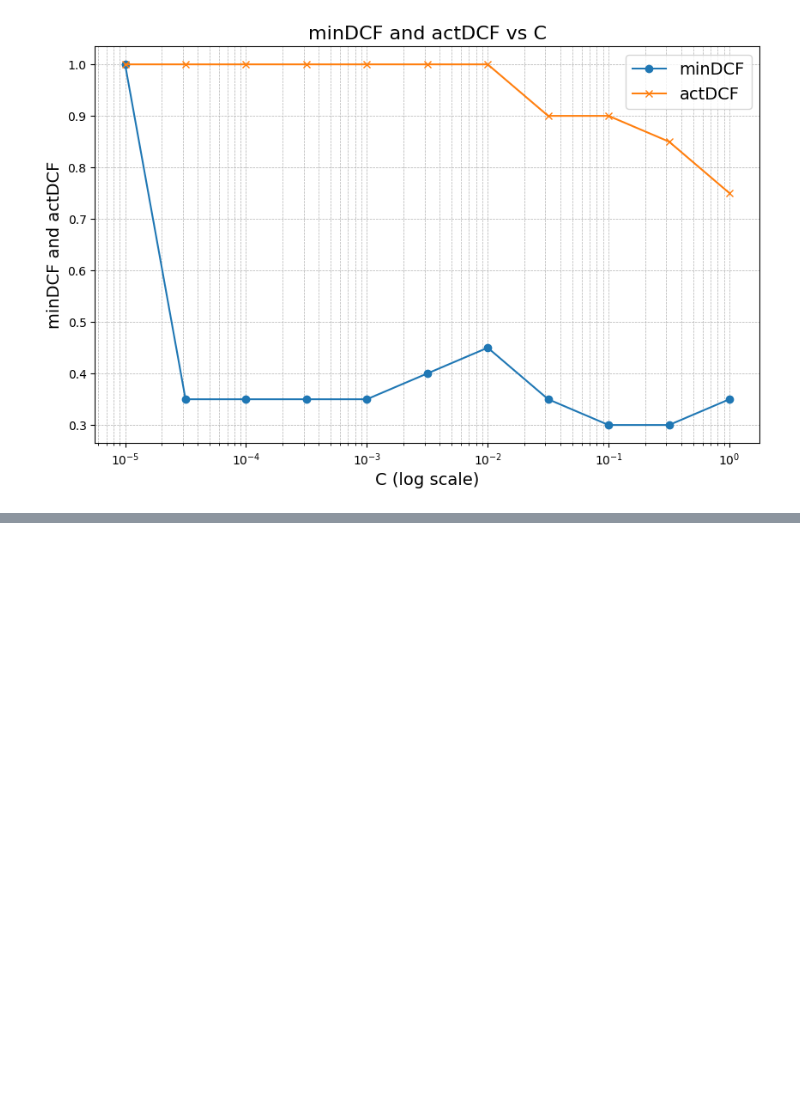
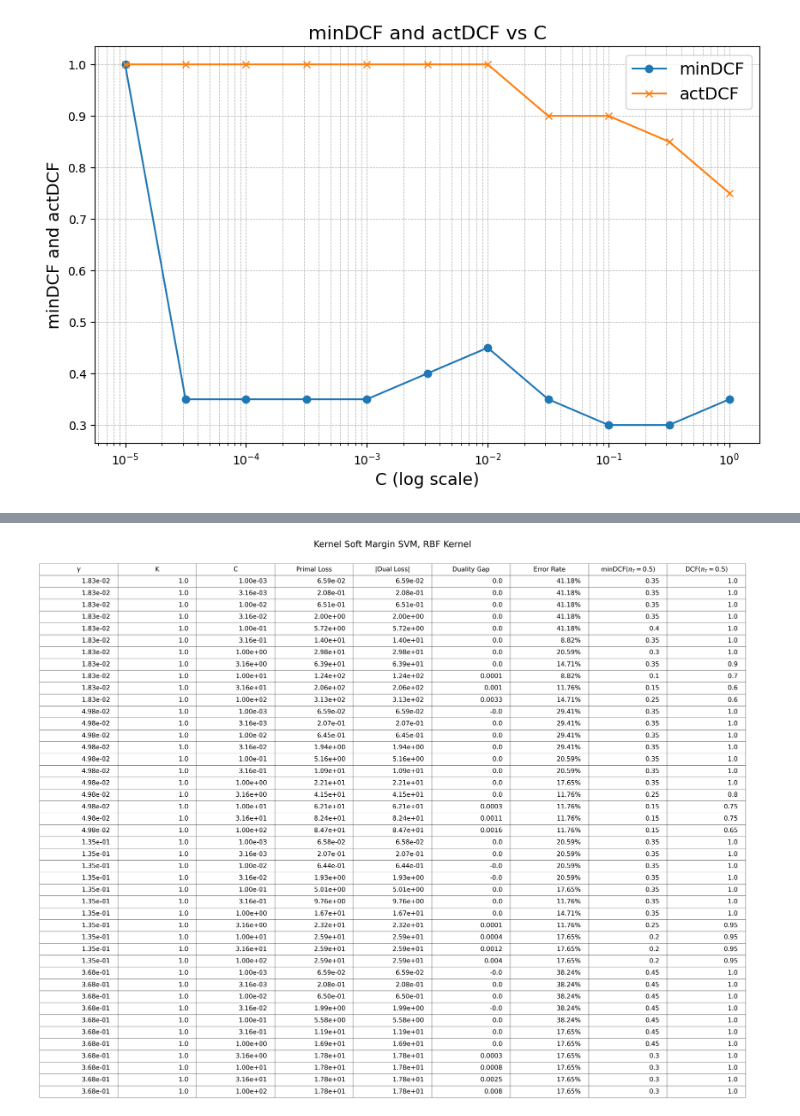
Before and after one commit to RiccardoRevalor/Fingerprint_Spoofing_Detection, a Jupyter notebook: 4_SVM.ipynb, the cells around one changed output, grey strips where cells are left out. Saved outputs shown, nothing was run; the diff lists cells and outputs as text; code cells hidden in the pictures; blank space fills up the shorter version.

```diff
--- a/4_SVM.ipynb
+++ b/4_SVM.ipynb
@@ -194,0 +287,12 @@ Text(0.5, 1.0, 'minDCF and actDCF vs C')
+# %%
+fig, ax = plt.subplots()
+ax.axis('tight')
+ax.axis('off')
+table = ax.table(cellText=table_data, colLabels=['$\gamma$', 'K', 'C', 'Primal Loss', '|Dual Loss|', 'Duality Gap', 'Error Rate', 'minDCF($\pi_T = 0.5$)', 'DCF($\pi_T = 0.5$)'], loc='center')
+table.auto_set_font_size(False)
+table.set_fontsize(32)
+table.scale(10, 5)
+plt.title('Kernel Soft Margin SVM, RBF Kernel', fontsize=45, pad=1300)
+plt.show()
+# %% [output]
+[figure, added]
```
Also changed, not shown: parts of 6 cells of this notebook, 1 other file.
